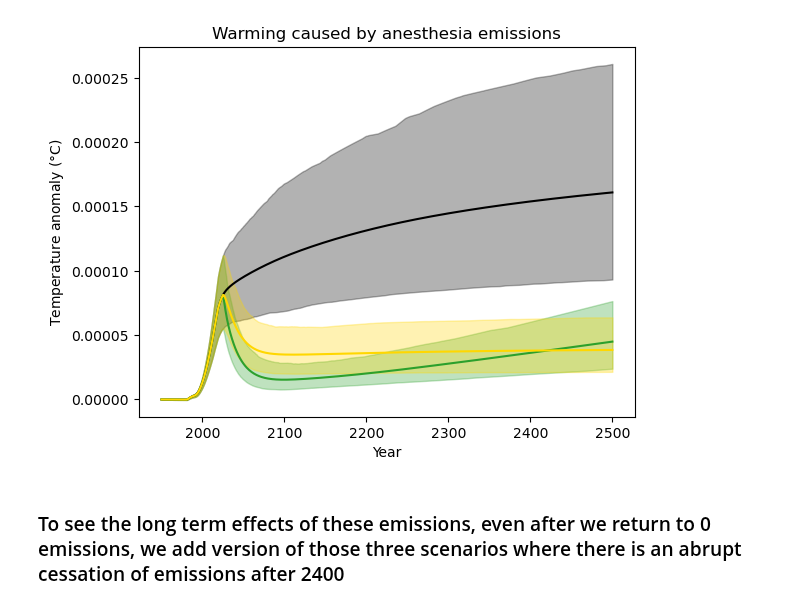
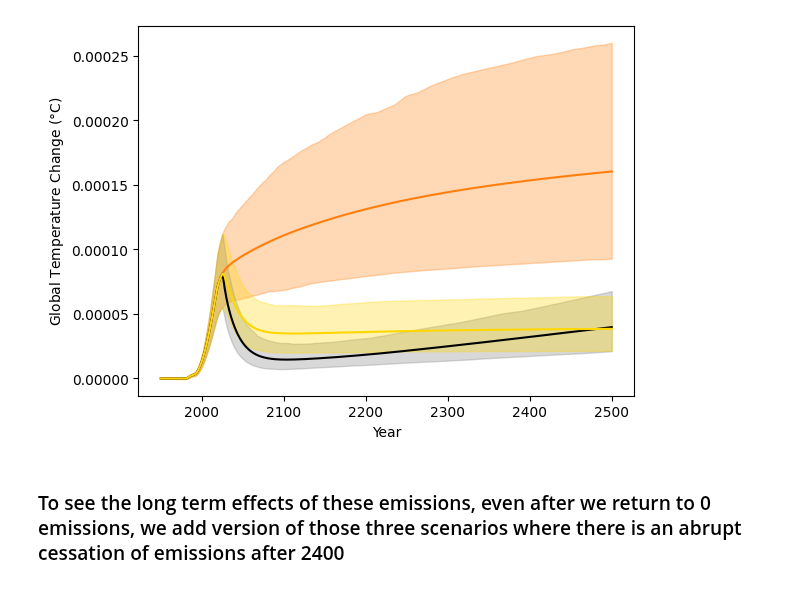
Before and after one commit to alejandroromeroprieto/anaesthetic-project, a Jupyter notebook: notebooks/paper_plots.ipynb, the cells around one changed output. Saved outputs shown, nothing was run; the diff lists cells and outputs as text; code cells hidden in the pictures.

```diff
--- a/notebooks/paper_plots.ipynb
+++ b/notebooks/paper_plots.ipynb
@@ -479,23 +479,23 @@ fill(f_tiva_only.emissions, emissions_3_tiva_only, specie="HCFE-235da2")
 fill(f_tiva_only.emissions, emissions_4_tiva_only, specie="Halon-2311")
 
 # Also include historical emissions associated with TIVA interventions for the last 25 years
-# 40.000.000 interventions per annum
-# - Carbon: 1370.82 grams of CO2 * 1-15 to convert to GtCO2
-# - Methane: 0.023199531 grams of CH4 * 1-12 to convert to Mt CH4
-# - Nitrous oxide: 0.065732004 grams of N20 * 1-12 to convert to Mt N20
+# 58.700.000 interventions per annum
+# - Carbon: 1124.1 grams of CO2 * 1-15 to convert to GtCO2
+# - Methane: 0.0214686 grams of CH4 * 1-12 to convert to Mt CH4
+# - Nitrous oxide: 0.0608277 grams of N20 * 1-12 to convert to Mt N20
 TIVA_emissions_tiva_only_carbon = np.zeros(750)
 TIVA_emissions_tiva_only_ch4 = np.zeros(750)
 TIVA_emissions_tiva_only_n2o = np.zeros(750)
 # Linear increase from 0 → 50 million interventions over 25 years
-interventions_linear_tiva_only = np.linspace(0, 50_000_000, 25)
-TIVA_emissions_tiva_only_carbon[250:275] = interventions_linear_tiva_only * 1370.82 * 1e-15
-TIVA_emissions_tiva_only_ch4[250:275] = interventions_linear_tiva_only * 0.023199531 * 1e-12
-TIVA_emissions_tiva_only_n2o[250:275] = interventions_linear_tiva_only * 0.065732004 * 1e-12
+interventions_linear_tiva_only = np.linspace(0, 58_700_000, 25)
+TIVA_emissions_tiva_only_carbon[250:275] = interventions_linear_tiva_only * 1124.1 * 1e-15
+TIVA_emissions_tiva_only_ch4[250:275] = interventions_linear_tiva_only * 0.0214686 * 1e-12
+TIVA_emissions_tiva_only_n2o[250:275] = interventions_linear_tiva_only * 0.0608277 * 1e-12
 
-# From then onwards, assume that all interventions are performed with TIVA, i.e. 150.000.000 interventions per annum
-TIVA_emissions_tiva_only_carbon[275:] = 150000000 * 1370.82 * 1e-15
-TIVA_emissions_tiva_only_ch4[275:] = 150000000 * 0.023199531 * 1e-12
-TIVA_emissions_tiva_only_n2o[275:] = 150000000 * 0.065732004 * 1e-12
+# From then onwards, assume that all interventions are performed with TIVA, i.e. 160.500.000 interventions per annum
+TIVA_emissions_tiva_only_carbon[275:] = 160500000 * 1124.1 * 1e-15
+TIVA_emissions_tiva_only_ch4[275:] = 160500000 * 0.0214686 * 1e-12
+TIVA_emissions_tiva_only_n2o[275:] = 160500000 * 0.0608277 * 1e-12
 
 f_tiva_only.emissions.loc[dict(specie='CO2 FFI')] = f_tiva_only.emissions.loc[dict(specie='CO2 FFI')] + TIVA_emissions_tiva_only_carbon[:, np.newaxis, np.newaxis]
 f_tiva_only.emissions.loc[dict(specie='CH4')] = f_tiva_only.emissions.loc[dict(specie='CH4')] + TIVA_emissions_tiva_only_ch4[:, np.newaxis, np.newaxis]
@@ -570,35 +570,35 @@ plt.show()
 # %%
 # No plotting the three scenarios together:
 # Status quo
 # only sevoflurane
 # only TIVA
 
 initial_year = 1950 - 1750
 
-plt.plot(timebounds_1[initial_year:], mean_f_status_quo_temperature[initial_year:], label='Status quo', color="black")
-plt.fill_between(timebounds_1[initial_year:], p05_f_status_quo_temperature[initial_year:], p95_f_status_quo_temperature[initial_year:], alpha=0.3, color="black")
+plt.plot(timebounds_1[initial_year:], mean_f_status_quo_temperature[initial_year:], label='Status quo', color="#ff7f0e")
+plt.fill_between(timebounds_1[initial_year:], p05_f_status_quo_temperature[initial_year:], p95_f_status_quo_temperature[initial_year:], alpha=0.3, color="#ff7f0e")
 
 # TIVA abrupt change
-plt.plot(timebounds_1[initial_year:], mean_f_tiva_only_temperature[initial_year:], label='TIVA-only', color="tab:green")
-plt.fill_between(timebounds_1[initial_year:], p05_f_tiva_only_temperature[initial_year:], p95_f_tiva_only_temperature[initial_year:], alpha=0.3, color="tab:green")
+plt.plot(timebounds_1[initial_year:], mean_f_tiva_only_temperature[initial_year:], label='TIVA-only', color="black")
+plt.fill_between(timebounds_1[initial_year:], p05_f_tiva_only_temperature[initial_year:], p95_f_tiva_only_temperature[initial_year:], alpha=0.3, color="gray")
 
-# TIVA only
+# Sevoflurane only
 plt.plot(timebounds_1[initial_year:], mean_f_sevo_only_temperature[initial_year:], label='Sevoflurane-only', color="gold")
-plt.fill_between(timebounds_1[initial_year:], p05_f_sevo_only_temperature[initial_year:], p95_f_sevo_only_temperature[initial_year:], alpha=0.3, color="gold")
+plt.fill_between(timebounds_1[initial_year:], p05_f_sevo_only_temperature[initial_year:], p95_f_sevo_only_temperature[initial_year:], alpha=0.3, color="#FFD700")
 
-plt.title('Warming caused by anesthesia emissions')
+#plt.title('Warming caused by anesthesia emissions')
 plt.xlabel('Year')
-plt.ylabel('Temperature anomaly ($\degree$C)')
+plt.ylabel(r'Global Temperature Change ($\degree$C)')
 # plt.legend()
 
 ax = plt.gca()
 # ax.yaxis.set_major_formatter(ticker.ScalarFormatter(useMathText=True))
 # ax.ticklabel_format(axis='y', style='sci', scilimits=(-4, -4))
 
 plt.savefig("anesthetic_induced_warming.png", dpi=300, bbox_inches="tight")
 plt.show()
 # %% [output]
-[figure, old version]
+[figure, new version]
 # %% [markdown]
 ### To see the long term effects of these emissions, even after we return to 0 emissions, we add version of those three scenarios where there is an abrupt cessation of emissions after 2400
 # %%
```
Also changed, not shown: parts of 14 cells of this notebook.
